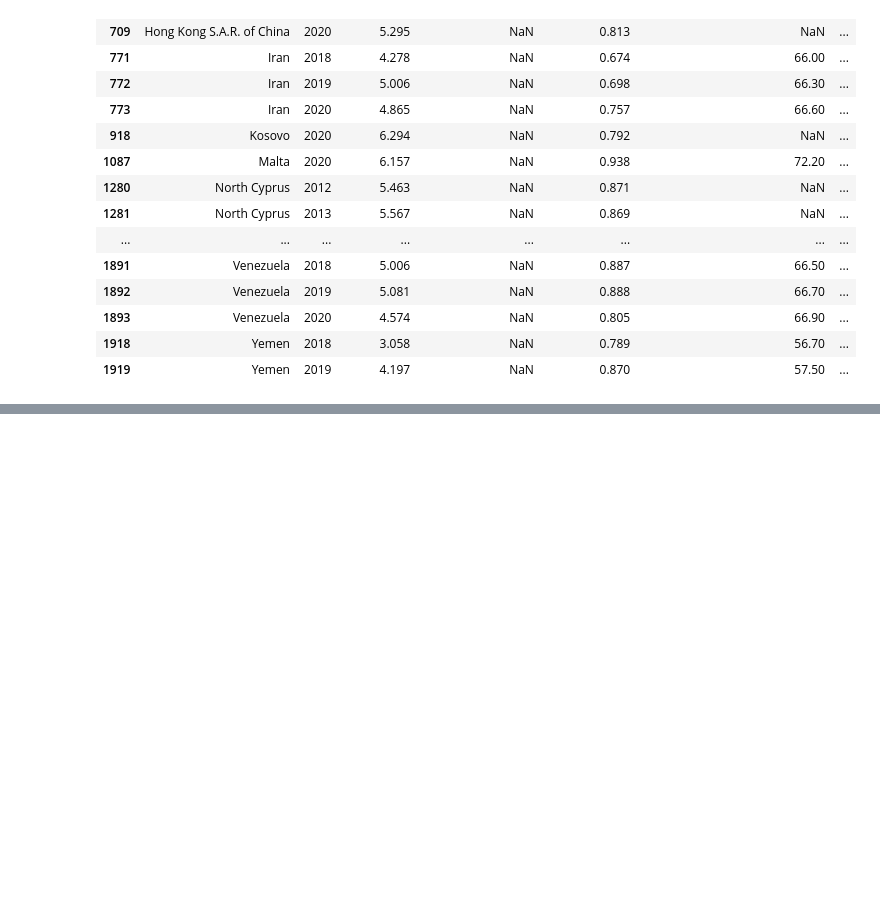
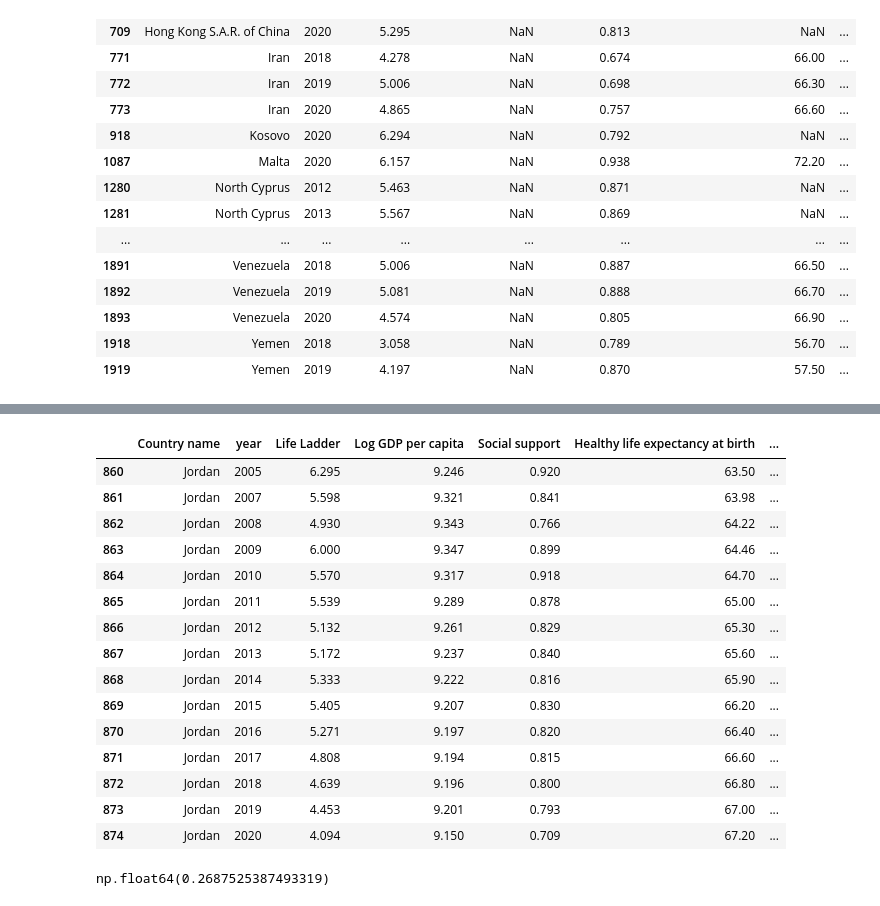
Before and after one commit to shifnalogic/world-happines-, a Jupyter notebook: data_cleaning.ipynb, the cells around one changed output, grey strips where cells are left out. Drawn from its saved outputs; the diff is of its cells as text; code cells hidden in the pictures; blank space fills up the shorter version.

```diff
--- a/data_cleaning.ipynb
+++ b/data_cleaning.ipynb
@@ -131,0 +290,23 @@ dtype: int64
+# %%
+df[df["Country name"]=="Jordan"]
+# %% [output]
+|  | Country name | year | Life Ladder | Log GDP per capita | Social support | Healthy life expectancy at birth | ... |
+| 860 | Jordan | 2005 | 6.295 | 9.246 | 0.920 | 63.50 | ... |
+| 861 | Jordan | 2007 | 5.598 | 9.321 | 0.841 | 63.98 | ... |
+| 862 | Jordan | 2008 | 4.930 | 9.343 | 0.766 | 64.22 | ... |
+| 863 | Jordan | 2009 | 6.000 | 9.347 | 0.899 | 64.46 | ... |
+| 864 | Jordan | 2010 | 5.570 | 9.317 | 0.918 | 64.70 | ... |
+| 865 | Jordan | 2011 | 5.539 | 9.289 | 0.878 | 65.00 | ... |
+| 866 | Jordan | 2012 | 5.132 | 9.261 | 0.829 | 65.30 | ... |
+| 867 | Jordan | 2013 | 5.172 | 9.237 | 0.840 | 65.60 | ... |
+| 868 | Jordan | 2014 | 5.333 | 9.222 | 0.816 | 65.90 | ... |
+| 869 | Jordan | 2015 | 5.405 | 9.207 | 0.830 | 66.20 | ... |
+| 870 | Jordan | 2016 | 5.271 | 9.197 | 0.820 | 66.40 | ... |
+| 871 | Jordan | 2017 | 4.808 | 9.194 | 0.815 | 66.60 | ... |
+| 872 | Jordan | 2018 | 4.639 | 9.196 | 0.800 | 66.80 | ... |
+| 873 | Jordan | 2019 | 4.453 | 9.201 | 0.793 | 67.00 | ... |
+| 874 | Jordan | 2020 | 4.094 | 9.150 | 0.709 | 67.20 | ... |
+# %%
+df["Negative affect"].mean()
+# %% [output]
+np.float64(0.2687525387493319)
```
Also changed, not shown: parts of 38 cells of this notebook.
